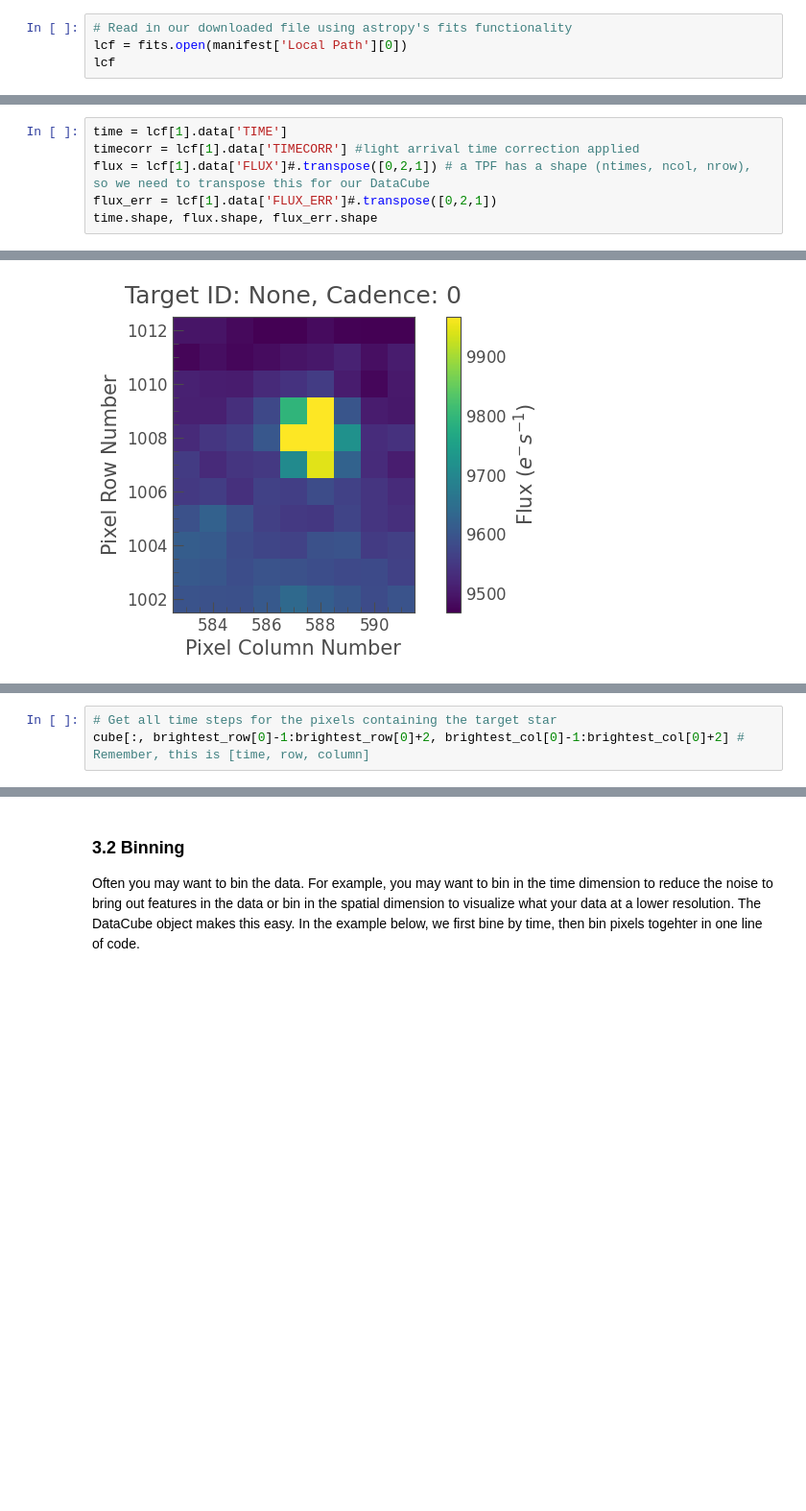
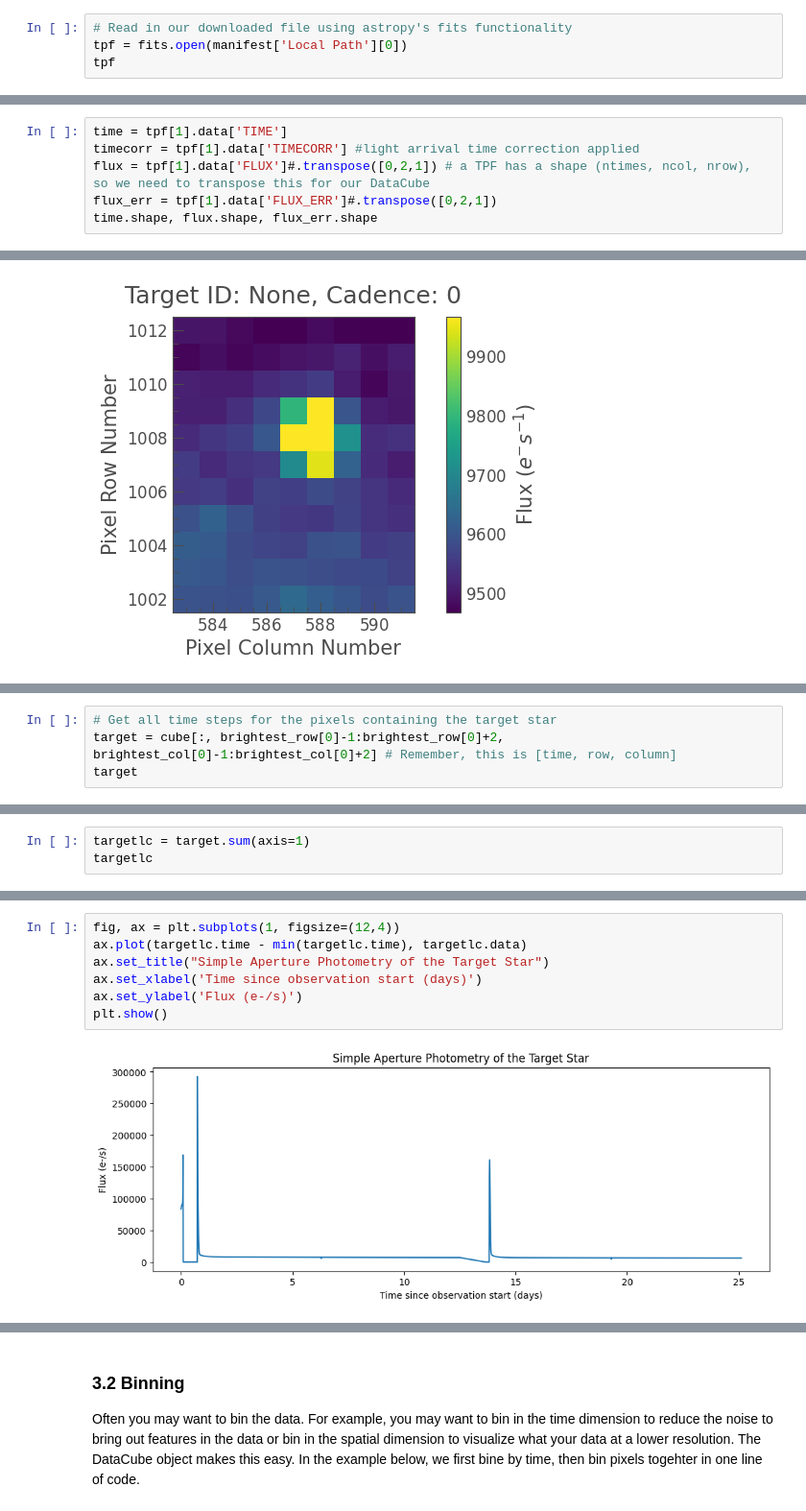
Before and after one commit to lightkurve/lkdata, a Jupyter notebook: docs/tutorials/DataCube_tutorial.ipynb, the cells around one changed output, grey strips where cells are left out. Shown at 96% size. Cells and saved outputs as stored; diff of their text form; blank space fills up the shorter version.

```diff
--- a/docs/tutorials/DataCube_tutorial.ipynb
+++ b/docs/tutorials/DataCube_tutorial.ipynb
@@ -665,8 +670,8 @@ Downloading URL https://mast.stsci.edu/tesscut/api/v0.1/astrocut?ra=172.56049060
 | 0 | /Users/nthom/.lksearch/cache/mast... | COMPLETE |
 # %%
 # Read in our downloaded file using astropy's fits functionality
-lcf = fits.open(manifest['Local Path'][0])
-lcf
+tpf = fits.open(manifest['Local Path'][0])
+tpf
 # %% [output]
 [<astropy.io.fits.hdu.image.PrimaryHDU object at 0x...>, <astropy.io.fits.hdu.table.BinTableHDU object at 0x...>, <astropy.io.fits.hdu.image.ImageHDU object at 0x...>]
 # %% [markdown]
@@ -674,10 +679,10 @@ A DataCube product requires a minimum of two components: a 1-d array containing
 
 We will start by making a simple DataCube object that just contains the time, flux, and flux error information. Note that additional time series information, such as the time correction applied to the data, could also be stored in the Cube.
 # %%
-time = lcf[1].data['TIME']
-timecorr = lcf[1].data['TIMECORR'] #light arrival time correction applied
-flux = lcf[1].data['FLUX']#.transpose([0,2,1]) # a TPF has a shape (ntimes, ncol, nrow), so we need to transpose this for our DataCube
-flux_err = lcf[1].data['FLUX_ERR']#.transpose([0,2,1])
+time = tpf[1].data['TIME']
+timecorr = tpf[1].data['TIMECORR'] #light arrival time correction applied
+flux = tpf[1].data['FLUX']#.transpose([0,2,1]) # a TPF has a shape (ntimes, ncol, nrow), so we need to transpose this for our DataCube
+flux_err = tpf[1].data['FLUX_ERR']#.transpose([0,2,1])
 time.shape, flux.shape, flux_err.shape
 # %% [output]
 ((3450,), (3450, 11, 9), (3450, 11, 9))
@@ -807,7 +811,8 @@ print(brightest_time, brightest_row, brightest_col)
 [106] [6] [5]
 # %%
 # Get all time steps for the pixels containing the target star
-cube[:, brightest_row[0]-1:brightest_row[0]+2, brightest_col[0]-1:brightest_col[0]+2] # Remember, this is [time, row, column]
+target = cube[:, brightest_row[0]-1:brightest_row[0]+2, brightest_col[0]-1:brightest_col[0]+2] # Remember, this is [time, row, column]
+target
 # %% [output]
 📘 DataCube (3450, 3, 3), Uncertainty: True
 time_index: 0
@@ -821,3 +827,6 @@ timecorr: -0.003
 | 1009 | 9,090 | 9,274 | 8,893 |
 ...
 [+3449 cadences]
+# %%
+targetlc = target.sum(axis=1)
+targetlc
@@ -823,0 +848,9 @@ timecorr: -0.003
+# %%
+fig, ax = plt.subplots(1, figsize=(12,4))
+ax.plot(targetlc.time - min(targetlc.time), targetlc.data)
+ax.set_title("Simple Aperture Photometry of the Target Star")
+ax.set_xlabel('Time since observation start (days)')
+ax.set_ylabel('Flux (e-/s)')
+plt.show()
+# %% [output]
+[figure, added]
```
Also changed, not shown: parts of 40 cells of this notebook.
